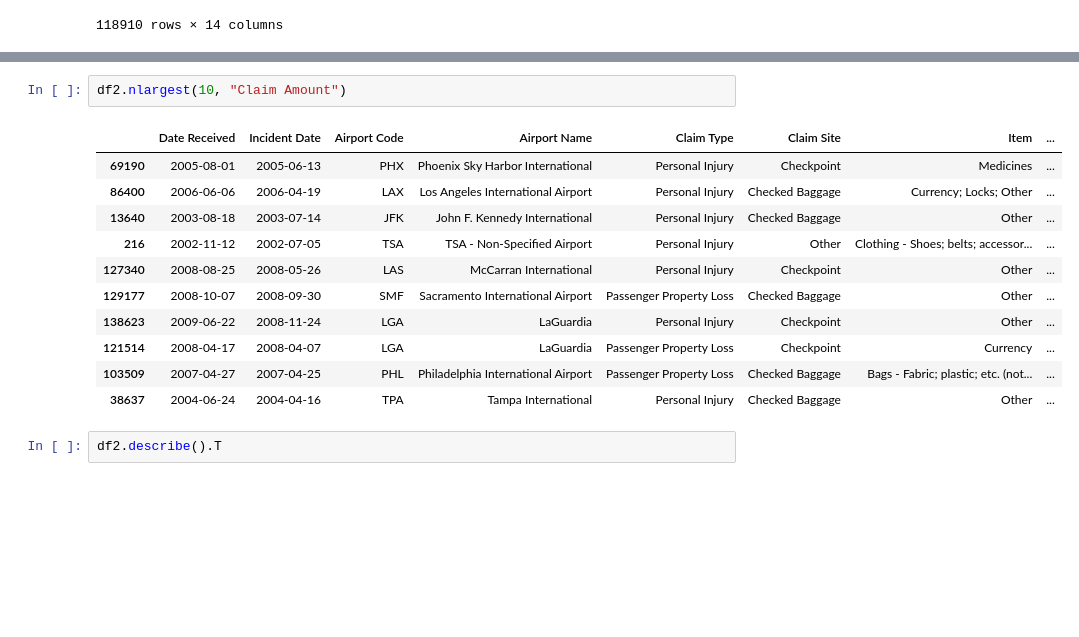
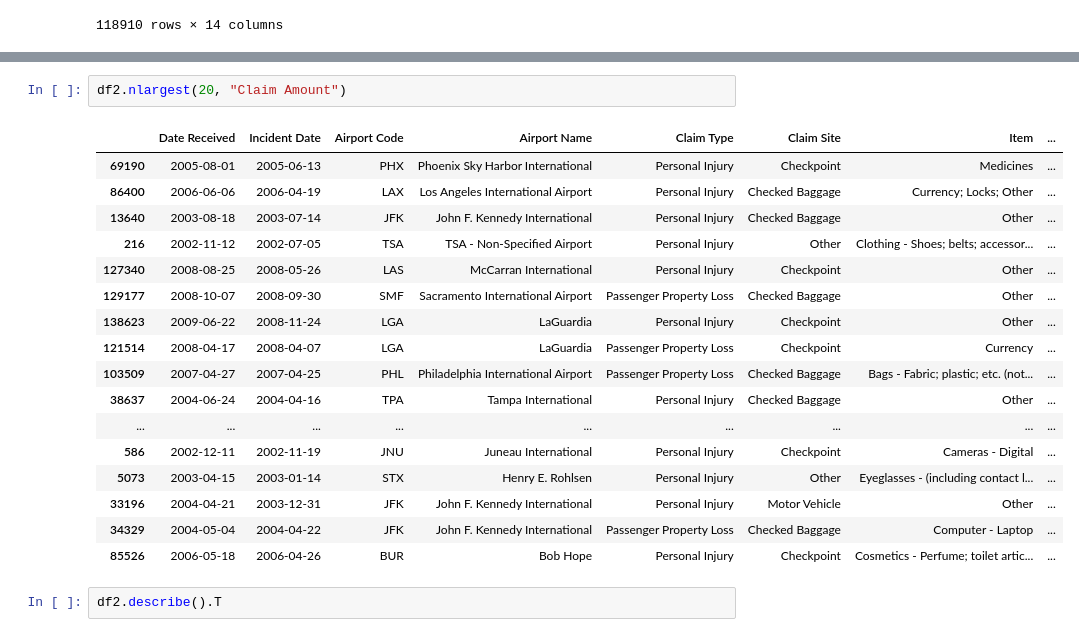
Before and after one commit to btokoli/Risk-Radar-Clustering-Airports-by-Claim-Patterns-to-Spotlight-High-Risk-Hubs, a Jupyter notebook: airportAnalysis.ipynb, the cells around one changed output, grey strips where cells are left out. Cells and saved outputs as stored; diff of their text form; blank space fills up the shorter version.

```diff
--- a/airportAnalysis.ipynb
+++ b/airportAnalysis.ipynb
@@ -558,17 +582,23 @@ plt.show()
 # %%
-df2.nlargest(10, "Claim Amount")
+df2.nlargest(20, "Claim Amount")
 # %% [output]
 |  | Date Received | Incident Date | Airport Code | Airport Name | Claim Type | Claim Site | Item | ... |
 | 69190 | 2005-08-01 | 2005-06-13 | PHX | Phoenix Sky Harbor International | Personal Injury | Checkpoint | Medicines | ... |
 | 86400 | 2006-06-06 | 2006-04-19 | LAX | Los Angeles International Airport | Personal Injury | Checked Baggage | Currency; Locks; Other | ... |
 | 13640 | 2003-08-18 | 2003-07-14 | JFK | John F. Kennedy International | Personal Injury | Checked Baggage | Other | ... |
 | 216 | 2002-11-12 | 2002-07-05 | TSA | TSA - Non-Specified Airport | Personal Injury | Other | Clothing - Shoes; belts; accessor... | ... |
 | 127340 | 2008-08-25 | 2008-05-26 | LAS | McCarran International | Personal Injury | Checkpoint | Other | ... |
 | 129177 | 2008-10-07 | 2008-09-30 | SMF | Sacramento International Airport | Passenger Property Loss | Checked Baggage | Other | ... |
 | 138623 | 2009-06-22 | 2008-11-24 | LGA | LaGuardia | Personal Injury | Checkpoint | Other | ... |
 | 121514 | 2008-04-17 | 2008-04-07 | LGA | LaGuardia | Passenger Property Loss | Checkpoint | Currency | ... |
 | 103509 | 2007-04-27 | 2007-04-25 | PHL | Philadelphia International Airport | Passenger Property Loss | Checked Baggage | Bags - Fabric; plastic; etc. (not... | ... |
 | 38637 | 2004-06-24 | 2004-04-16 | TPA | Tampa International | Personal Injury | Checked Baggage | Other | ... |
+| ... | ... | ... | ... | ... | ... | ... | ... | ... |
+| 586 | 2002-12-11 | 2002-11-19 | JNU | Juneau International | Personal Injury | Checkpoint | Cameras - Digital | ... |
+| 5073 | 2003-04-15 | 2003-01-14 | STX | Henry E. Rohlsen | Personal Injury | Other | Eyeglasses - (including contact l... | ... |
+| 33196 | 2004-04-21 | 2003-12-31 | JFK | John F. Kennedy International | Personal Injury | Motor Vehicle | Other | ... |
+| 34329 | 2004-05-04 | 2004-04-22 | JFK | John F. Kennedy International | Passenger Property Loss | Checked Baggage | Computer - Laptop | ... |
+| 85526 | 2006-05-18 | 2006-04-26 | BUR | Bob Hope | Personal Injury | Checkpoint | Cosmetics - Perfume; toilet artic... | ... |
 # %%
 df2.describe().T
 # %% [output]
```
Also changed, not shown: parts of 3 cells of this notebook.
